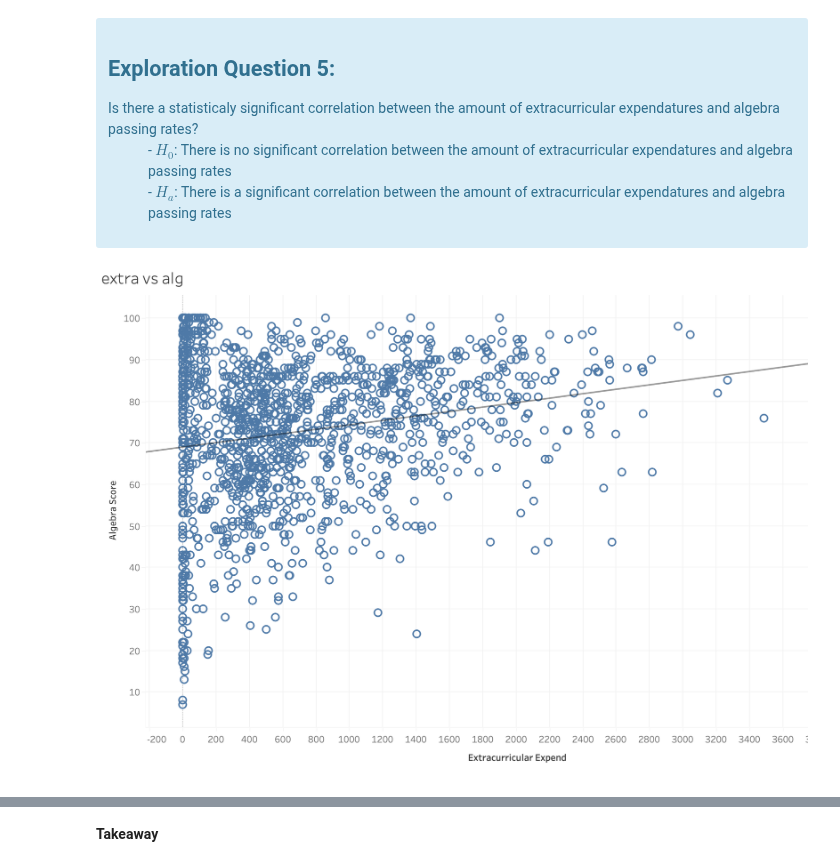
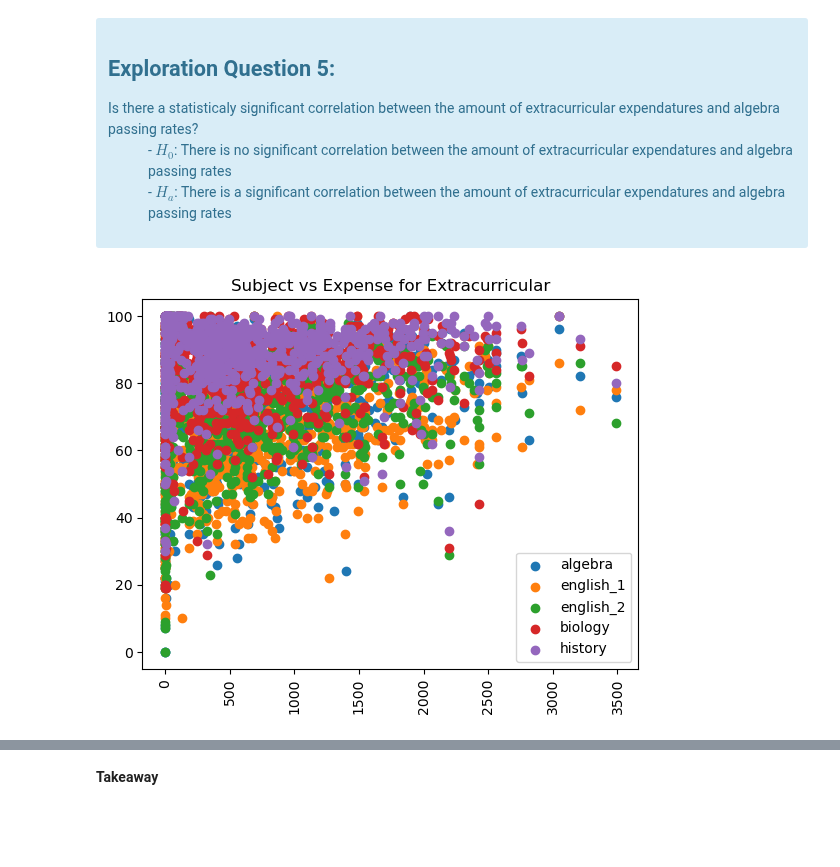
Before and after one commit to college-readiness-preds/capstone_readiness, a Jupyter notebook: final_notebook.ipynb, the cells around one changed output, grey strips where cells are left out. Drawn from its saved outputs; the diff is of its cells as text; code cells hidden in the pictures; blank space fills up the shorter version.

```diff
--- a/final_notebook.ipynb
+++ b/final_notebook.ipynb
@@ -189,8 +192,10 @@ ex.viz_econdis_total_expend(train)
         <dd>- $H_a$: There is a significant correlation between the amount of extracurricular expendatures and algebra passing rates</dd>
     </dl>
 </div>
-# %% [markdown]
-![Screenshot%202023-03-20%20at%2010.09.24%20AM.png](attachment:Screenshot%202023-03-20%20at%2010.09.24%20AM.png)
+# %%
+pr.extra_v_sub(train)
+# %% [output]
+[figure, added]
 # %%
 ex.extra_subs(train)
 # %% [output]
```
Also changed, not shown: parts of 15 cells of this notebook, 1 other file.
